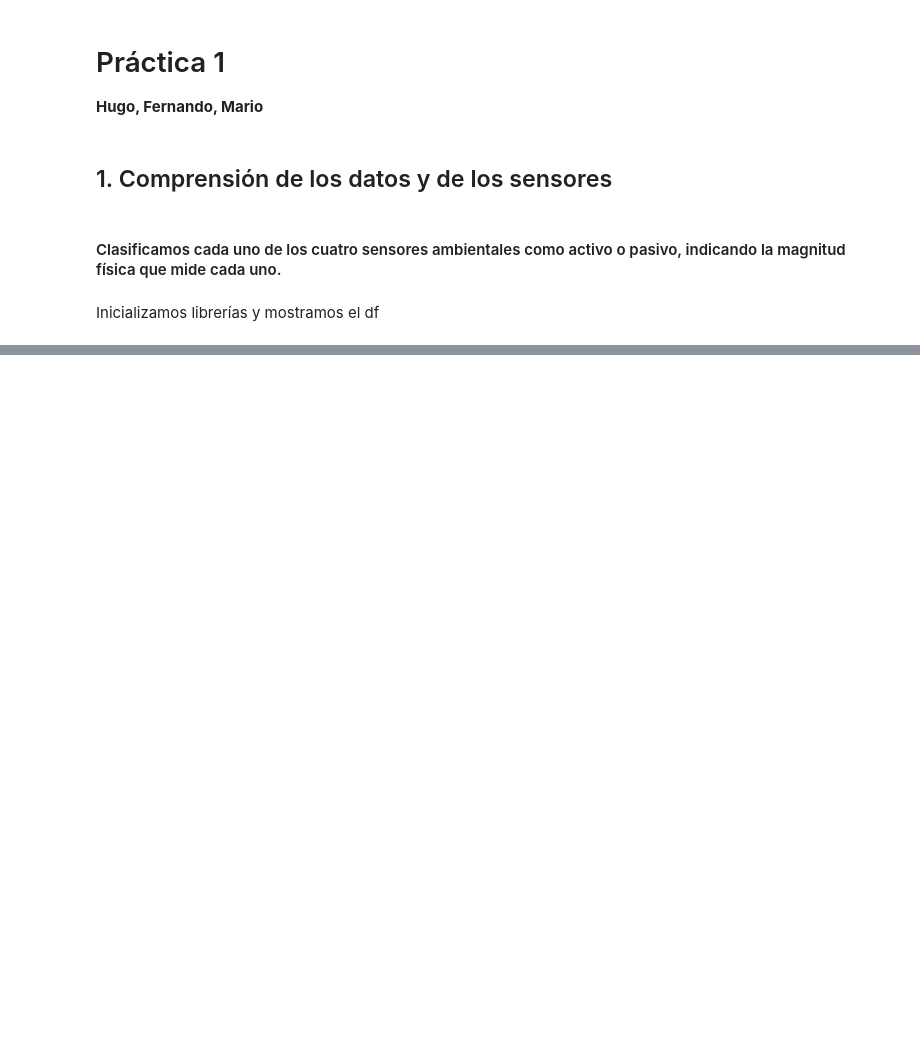
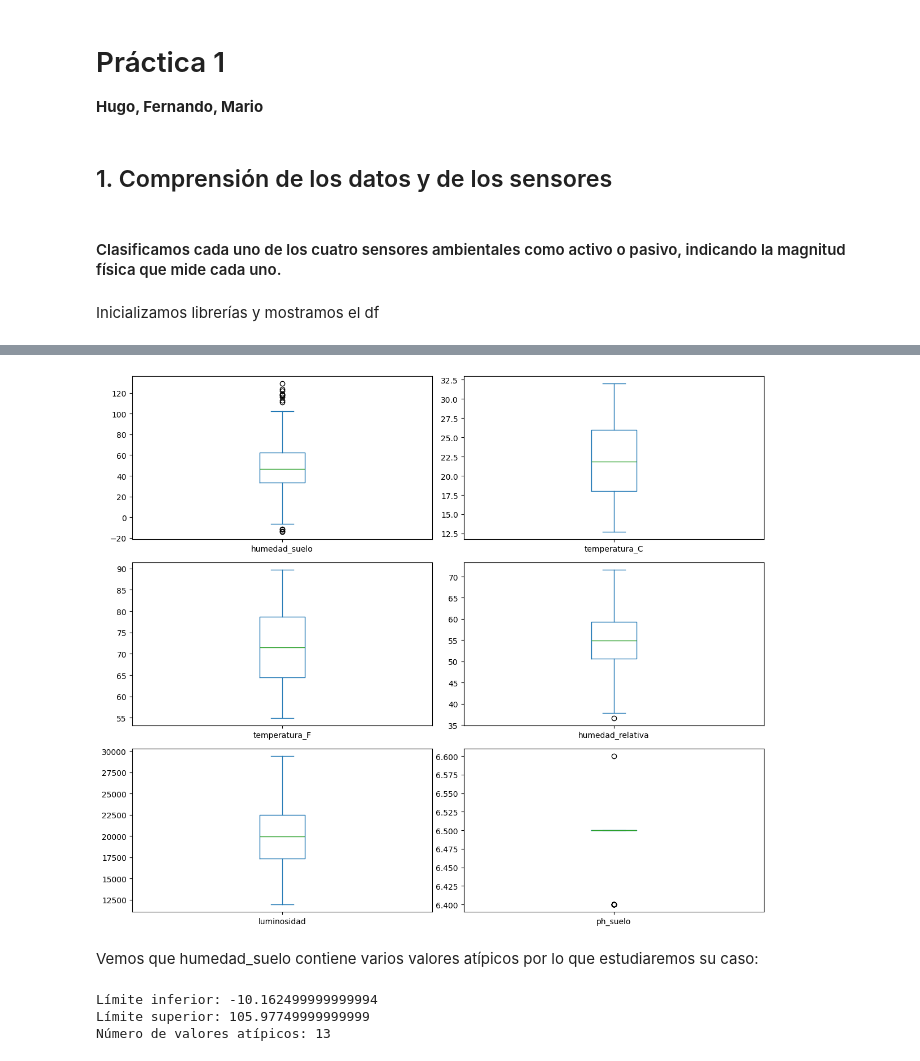
Before and after one commit to MarioGuti24/Proyecto1_Percepcion_Computacional, a Jupyter notebook: Practica Grupal/P1_HugoFernandez_FernandoViolero_MarioGutierrez.ipynb, the cells around one changed output, grey strips where cells are left out. Saved outputs shown, nothing was run; the diff lists cells and outputs as text; code cells hidden in the pictures; blank space fills up the shorter version.

```diff
--- a/Practica Grupal/P1_HugoFernandez_FernandoViolero_MarioGutierrez.ipynb
+++ b/Practica Grupal/P1_HugoFernandez_FernandoViolero_MarioGutierrez.ipynb
@@ -54,0 +176,11 @@ prueba 3
+# %%
+columnas_mediana = [
+    'humedad_suelo',
+    'humedad_relativa',
+    'luminosidad'
+]
+
+for col in columnas_mediana:
+    df[col] = df[col].fillna(df[col].median())
+
+pd.isnull(df).sum()
@@ -54,0 +231,50 @@ prueba 3
+# %%
+#Pasamos la columna fecha a un tipo de date real para poder trabajar con ello en algun futuro.
+df['fecha'] = pd.to_datetime(df['fecha'])
+# %%
+
+columnas_numericas = [
+    'humedad_suelo',
+    'temperatura_C',
+    'temperatura_F',
+    'humedad_relativa',
+    'luminosidad',
+    'ph_suelo'
+]
+
+df[columnas_numericas].plot(
+    kind='box',
+    subplots=True,
+    layout=(3, 2),
+    figsize=(12, 10),
+    sharex=False,
+    sharey=False
+)
+
+plt.tight_layout()
+plt.show()
+# %% [output]
+[figure, added]
+# %% [markdown]
+Vemos que humedad_suelo contiene varios valores atípicos por lo que estudiaremos su caso:
+# %%
+Q1 = df['humedad_suelo'].quantile(0.25)
+Q3 = df['humedad_suelo'].quantile(0.75)
+
+IQR = Q3 - Q1
+
+limite_inferior = Q1 - 1.5 * IQR
+limite_superior = Q3 + 1.5 * IQR
+
+outliers = df[
+    (df['humedad_suelo'] < limite_inferior) |
+    (df['humedad_suelo'] > limite_superior)
+]
+
+print("Límite inferior:", limite_inferior)
+print("Límite superior:", limite_superior)
+print("Número de valores atípicos:", len(outliers))
+# %% [output]
+Límite inferior: -10.162499999999994
+Límite superior: 105.97749999999999
+Número de valores atípicos: 13
```
Also changed, not shown: parts of 23 cells of this notebook.
